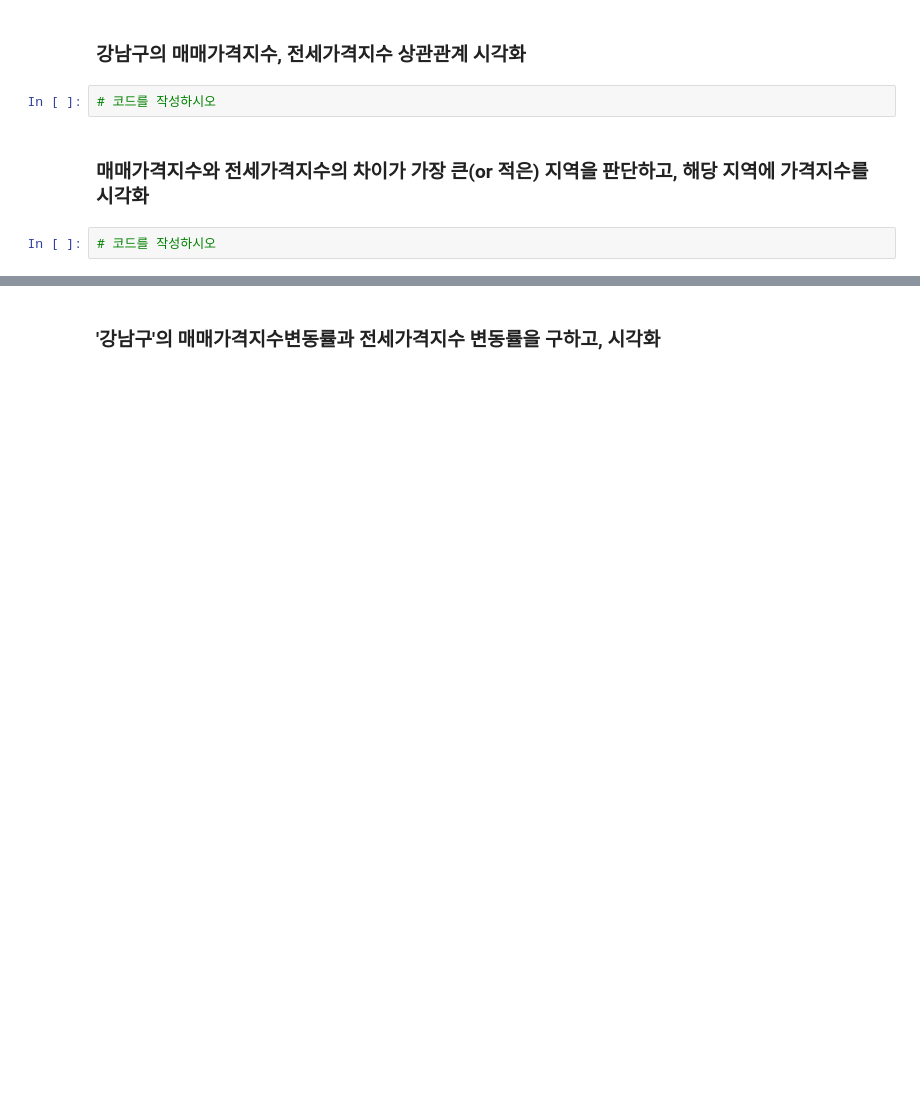
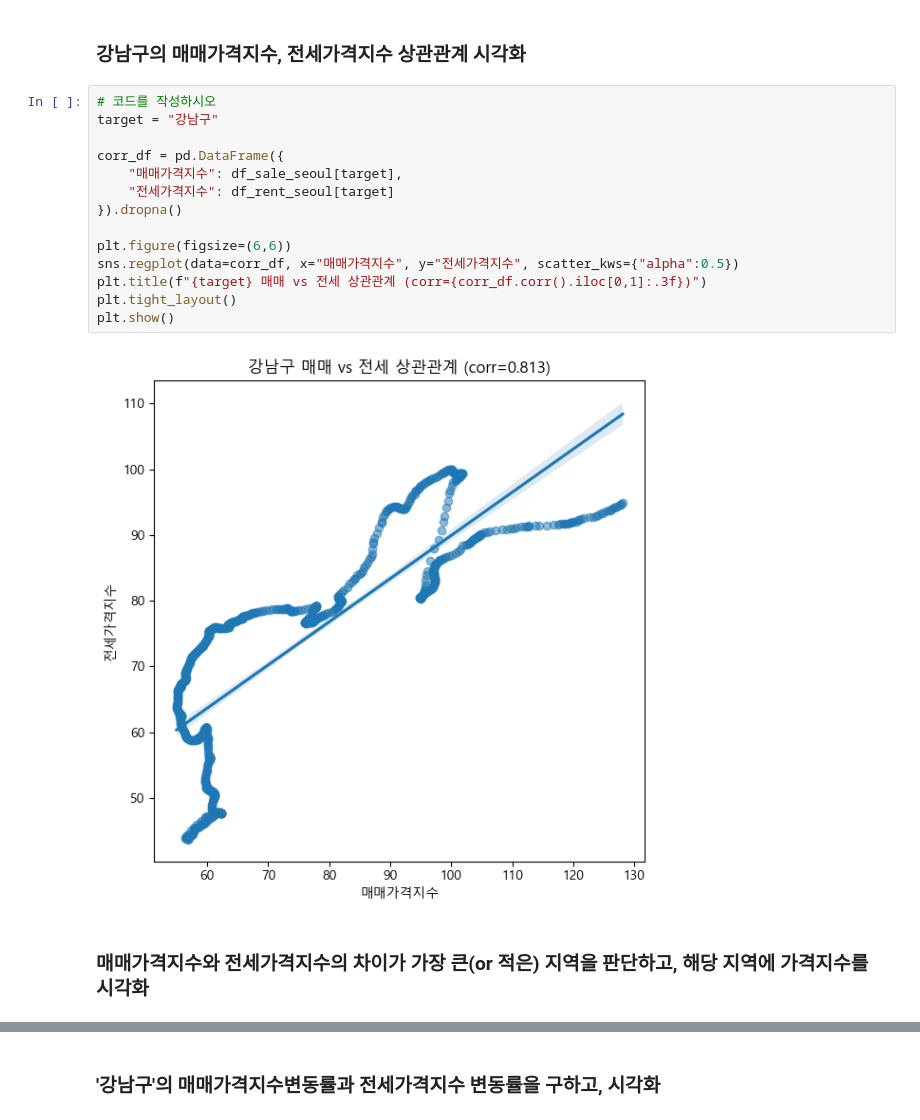
Before and after one commit to sungmin-kim310/hipython, a Jupyter notebook: 45_apt_price_data_analysis__skeleton.ipynb, the cells around one changed output, grey strips where cells are left out. Cells and saved outputs as stored; diff of their text form; blank space fills up the shorter version.

```diff
--- a/45_apt_price_data_analysis__skeleton.ipynb
+++ b/45_apt_price_data_analysis__skeleton.ipynb
@@ -324,8 +204,20 @@ ValueError: '강남구' 컬럼이 df_sale_seoul 또는 df_rent_seoul에 없습
 # %% [markdown]
 ### 강남구의 매매가격지수, 전세가격지수 상관관계 시각화
-# %%
-# 코드를 작성하시오
+# %%
+# 코드를 작성하시오
+target = "강남구"
+
+corr_df = pd.DataFrame({
+    "매매가격지수": df_sale_seoul[target],
+    "전세가격지수": df_rent_seoul[target]
+}).dropna()
+
+plt.figure(figsize=(6,6))
+sns.regplot(data=corr_df, x="매매가격지수", y="전세가격지수", scatter_kws={"alpha":0.5})
+plt.title(f"{target} 매매 vs 전세 상관관계 (corr={corr_df.corr().iloc[0,1]:.3f})")
+plt.tight_layout()
+plt.show()
+# %% [output]
+[figure, added]
 # %% [markdown]
 ### 매매가격지수와 전세가격지수의 차이가 가장 큰(or 적은) 지역을 판단하고, 해당 지역에 가격지수를 시각화
-# %%
-# 코드를 작성하시오
```
Also changed, not shown: parts of 16 cells of this notebook.
